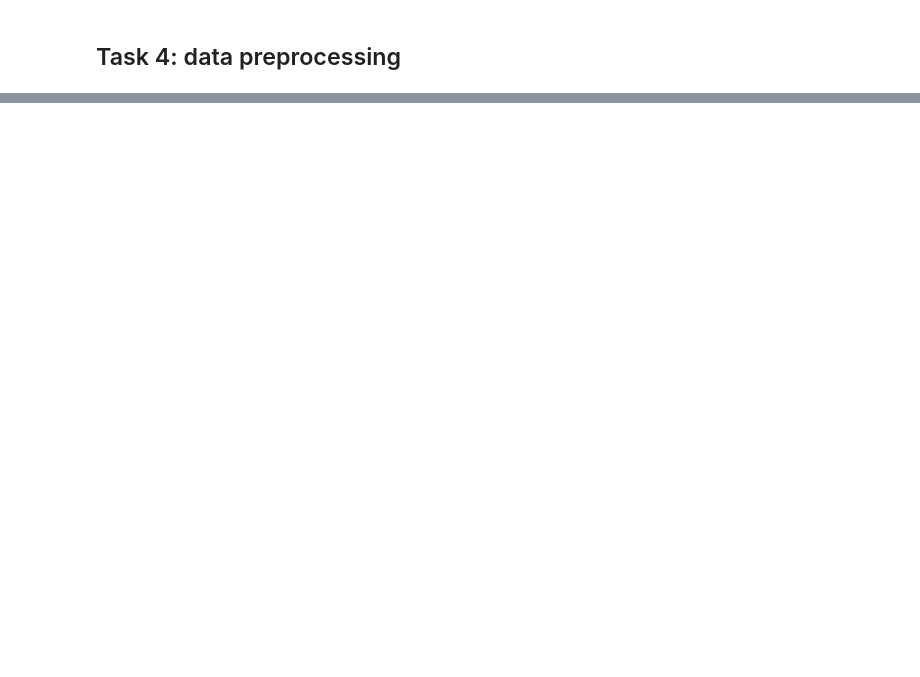
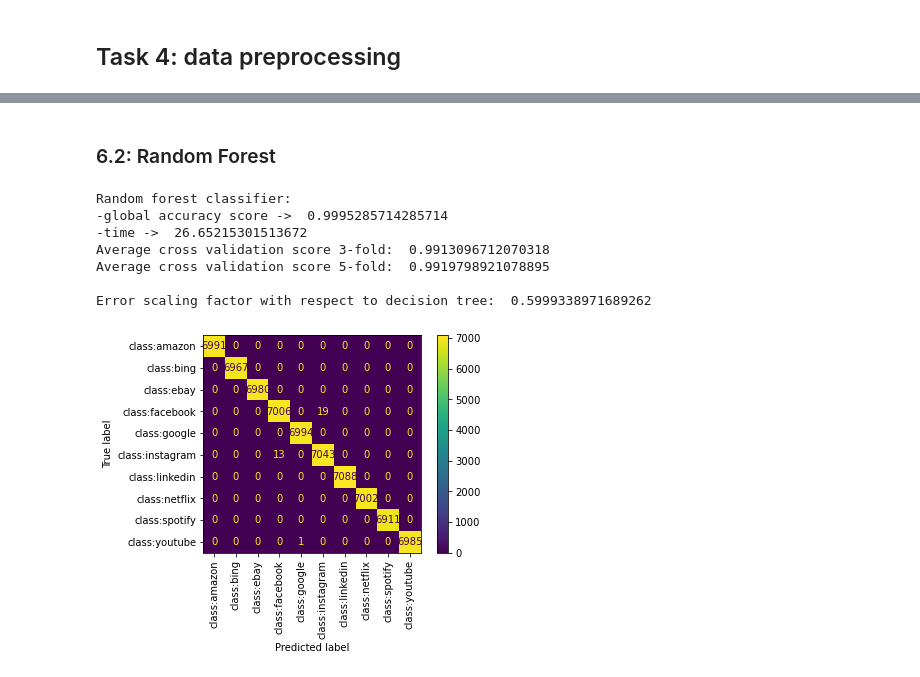
Before and after one commit to AlessioFerra/NML_Group4, a Jupyter notebook: Lab5.ipynb, the cells around one changed output, grey strips where cells are left out. Saved outputs shown, nothing was run; the diff lists cells and outputs as text; code cells hidden in the pictures; blank space fills up the shorter version.

```diff
--- a/Lab5.ipynb
+++ b/Lab5.ipynb
@@ -52,0 +175,27 @@ Test set size:  33000
+# %% [markdown]
+### 6.2: Random Forest
+# %%
+# metrics
+print("Random forest classifier:\n-global accuracy score -> ", accuracy_score(y_pred_rfc, y_train),\
+      "\n-time -> ", rfc_time)
+
+cv_3_avg_rfc = cross_val_score(rfc, x_train, y_train, scoring='f1_macro', cv=3).mean()
+cv_5_avg_rfc = cross_val_score(rfc, x_train, y_train, scoring='f1_macro', cv=5).mean()
+print("Average cross validation score 3-fold: ", cv_3_avg_rfc)
+print("Average cross validation score 5-fold: ", cv_5_avg_rfc)
+
+improvement = (1-cv_5_avg_rfc)/(1-cv_5_avg)
+print("\nError scaling factor with respect to decision tree: ", improvement)
+# confusion matrix
+rfc_cm = confusion_matrix(y_train, y_pred_rfc, labels=rfc.classes_)
+disp = ConfusionMatrixDisplay(confusion_matrix=rfc_cm, display_labels=rfc.classes_)\
+        .plot(xticks_rotation='vertical')
+# %% [output]
+Random forest classifier:
+-global accuracy score ->  0.9995285714285714
+-time ->  26.65215301513672
+Average cross validation score 3-fold:  0.9913096712070318
+Average cross validation score 5-fold:  0.9919798921078895
+
+Error scaling factor with respect to decision tree:  0.5999338971689262
+[figure, added]
```
Also changed, not shown: parts of 34 cells of this notebook.
